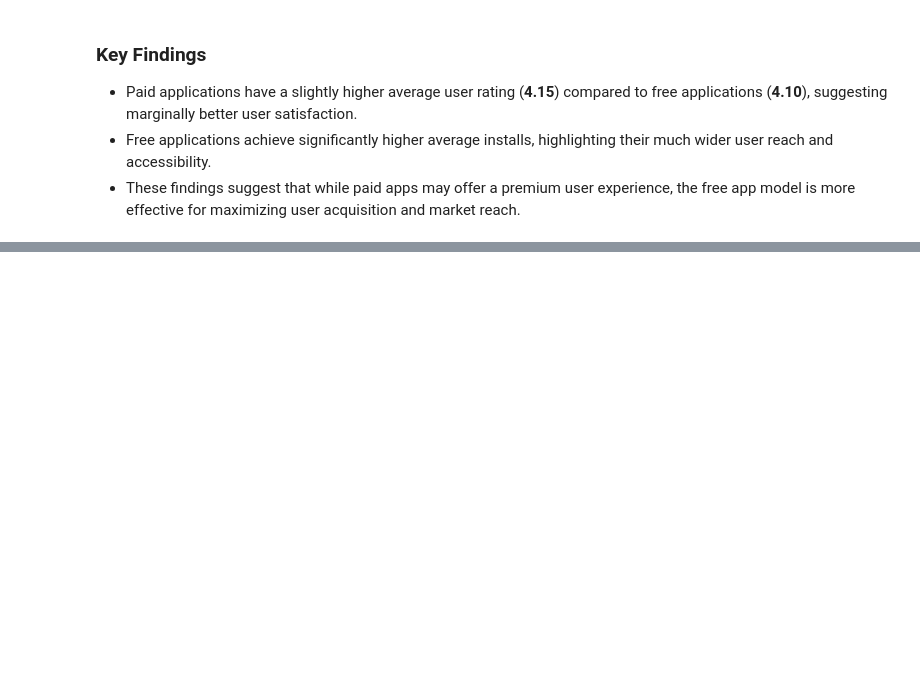
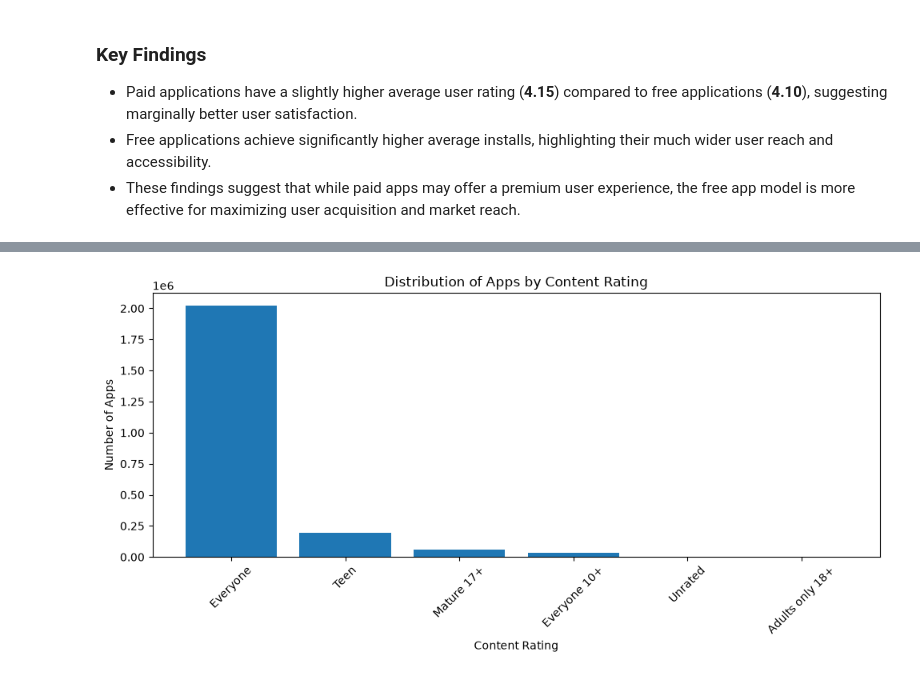
Before and after one commit to ShrutiTss/google-play-store-business-analytics, a Jupyter notebook: notebooks/04_exploratory_data_analysis.ipynb, the cells around one changed output, grey strips where cells are left out. Drawn from its saved outputs; the diff is of its cells as text; code cells hidden in the pictures; blank space fills up the shorter version.

Commit message:
Analyze content rating distribution

```diff
--- a/notebooks/04_exploratory_data_analysis.ipynb
+++ b/notebooks/04_exploratory_data_analysis.ipynb
@@ -524,0 +529,10 @@ free_paid_performance
+# %%
+content_rating = (
+    df["Content Rating"]
+    .value_counts()
+    .reset_index()
+)
+
+content_rating.columns = ["Content_Rating", "Number_of_Apps"]
+
+content_rating
@@ -524,0 +547,20 @@ free_paid_performance
+# %%
+plt.figure(figsize=(10,5))
+
+plt.bar(
+    content_rating["Content_Rating"],
+    content_rating["Number_of_Apps"]
+)
+
+plt.title("Distribution of Apps by Content Rating")
+
+plt.xlabel("Content Rating")
+plt.ylabel("Number of Apps")
+
+plt.xticks(rotation=45)
+
+plt.tight_layout()
+
+plt.show()
+# %% [output]
+[figure, added]
```
Also changed, not shown: parts of 4 cells of this notebook.
